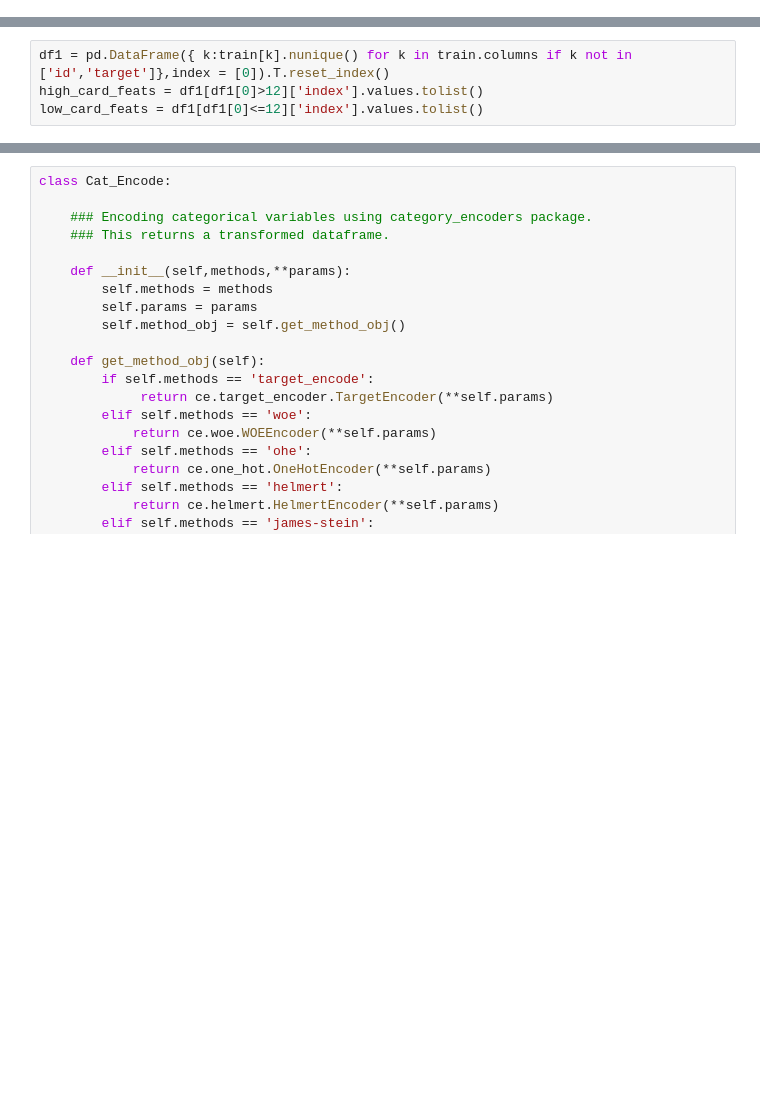
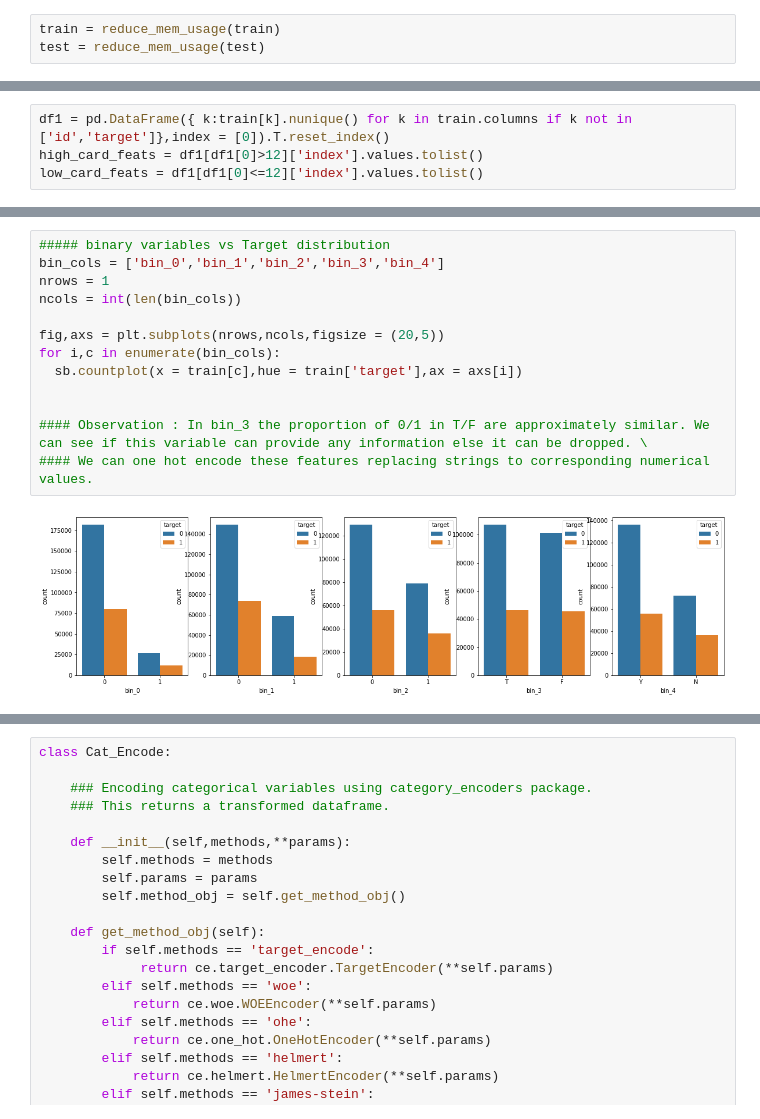
Before and after one commit to adarsh-meher/CatGorical_Analysis_Kaggle, a Jupyter notebook: CatGorical_Data_Analysis.ipynb, the cells around one changed output, grey strips where cells are left out. Saved outputs shown, nothing was run; the diff lists cells and outputs as text; blank space fills up the shorter version.

```diff
--- a/CatGorical_Data_Analysis.ipynb
+++ b/CatGorical_Data_Analysis.ipynb
@@ -88,0 +125,3 @@ warnings.filterwarnings('ignore')
+# %%
+train = reduce_mem_usage(train)
+test = reduce_mem_usage(test)
@@ -145,0 +204,15 @@ low_card_feats = df1[df1[0]<=12]['index'].values.tolist()
+# %%
+##### binary variables vs Target distribution
+bin_cols = ['bin_0','bin_1','bin_2','bin_3','bin_4']
+nrows = 1
+ncols = int(len(bin_cols))
+
+fig,axs = plt.subplots(nrows,ncols,figsize = (20,5))
+for i,c in enumerate(bin_cols):
+  sb.countplot(x = train[c],hue = train['target'],ax = axs[i])
+
+
+#### Observation : In bin_3 the proportion of 0/1 in T/F are approximately similar. We can see if this variable can provide any information else it can be dropped. \
+#### We can one hot encode these features replacing strings to corresponding numerical values.
+# %% [output]
+[figure, added]
```
Also changed, not shown: parts of 10 cells of this notebook.
